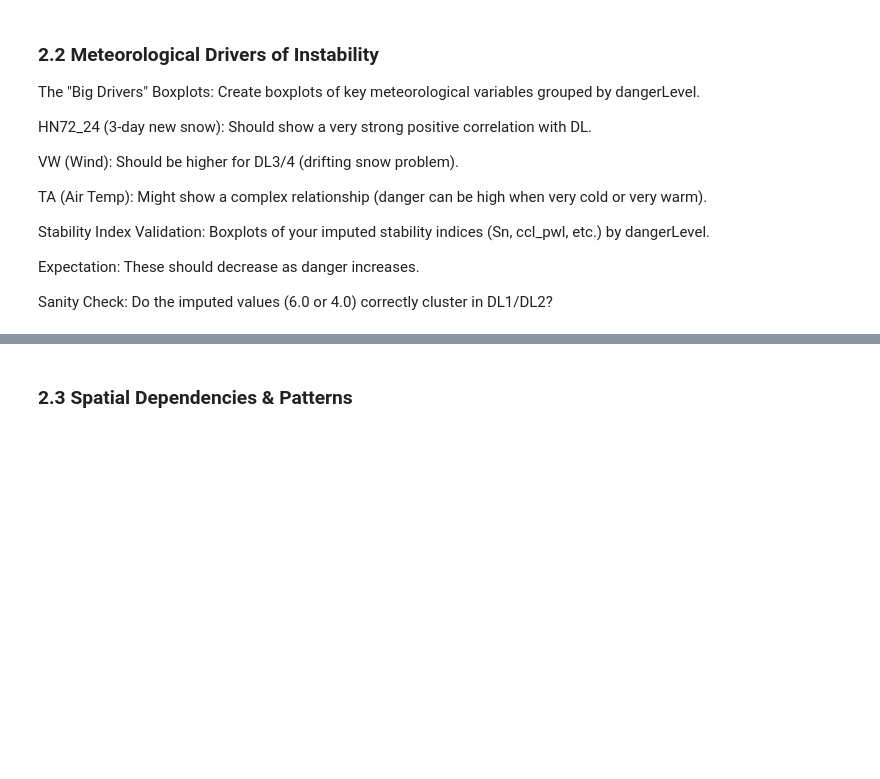
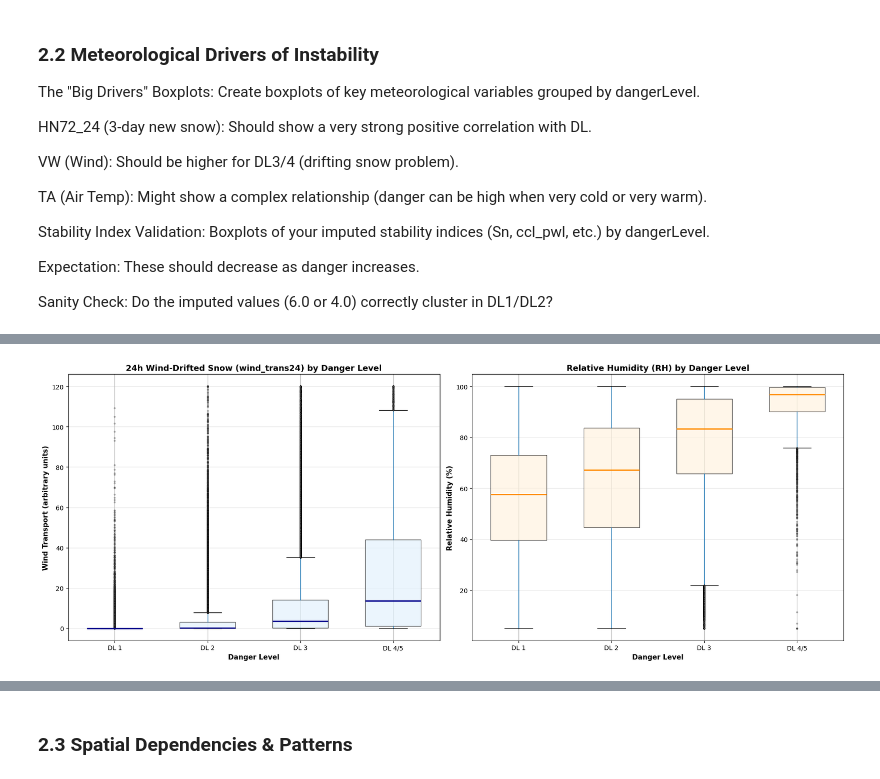
Before and after one commit to FPfenniger/AvalancheRiskProject, a Jupyter notebook: 2_EDA.ipynb, the cells around one changed output, grey strips where cells are left out. Saved outputs shown, nothing was run; the diff lists cells and outputs as text; code cells hidden in the pictures; blank space fills up the shorter version.

```diff
--- a/2_EDA.ipynb
+++ b/2_EDA.ipynb
@@ -530,0 +745,96 @@ Sanity Check: Do the imputed values (6.0 or 4.0) correctly cluster in DL1/DL2?
+# %%
+# Additional Key Meteorological Drivers (Top Features from Pérez-Guillén et al. 2022)
+fig, axes = plt.subplots(1, 2, figsize=(18, 7))
+fig.suptitle('Additional Key Meteorological Drivers (Top Predictors)',
+             fontsize=16, fontweight='bold', y=1.00)
+
+# 1. Wind-Drifted Snow (wind_trans24)
+if 'wind_trans24' in avalanche_season.columns:
+    ax1 = axes[0]
+    avalanche_season.boxplot(column='wind_trans24', by='dangerLevel', ax=ax1,
+                              patch_artist=True, widths=0.6,
+                              boxprops=dict(facecolor='#e3f2fd', alpha=0.7),
+                              medianprops=dict(color='darkblue', linewidth=2),
+                              flierprops=dict(marker='o', markerfacecolor='gray',
+                                            markersize=2, alpha=0.3))
+    ax1.set_title('24h Wind-Drifted Snow (wind_trans24) by Danger Level',
+                  fontsize=13, fontweight='bold')
+    ax1.set_xlabel('Danger Level', fontsize=11, fontweight='bold')
+    ax1.set_ylabel('Wind Transport (arbitrary units)', fontsize=11, fontweight='bold')
+    ax1.set_xticklabels(['DL 1', 'DL 2', 'DL 3', 'DL 4/5'])
+    ax1.grid(axis='y', alpha=0.3)
+    plt.suptitle('')
+else:
+    axes[0].text(0.5, 0.5, '⚠️ wind_trans24 not found in dataset',
+                 ha='center', va='center', fontsize=14, color='red')
+    axes[0].set_xticks([])
+    axes[0].set_yticks([])
+
+# 2. Relative Humidity (RH)
+if 'RH' in avalanche_season.columns:
+    ax2 = axes[1]
+    avalanche_season.boxplot(column='RH', by='dangerLevel', ax=ax2,
+                              patch_artist=True, widths=0.6,
+                              boxprops=dict(facecolor='#fff3e0', alpha=0.7),
+                              medianprops=dict(color='darkorange', linewidth=2),
+                              flierprops=dict(marker='o', markerfacecolor='gray',
+                                            markersize=2, alpha=0.3))
+    ax2.set_title('Relative Humidity (RH) by Danger Level',
+                  fontsize=13, fontweight='bold')
+    ax2.set_xlabel('Danger Level', fontsize=11, fontweight='bold')
+    ax2.set_ylabel('Relative Humidity (%)', fontsize=11, fontweight='bold')
+    ax2.set_xticklabels(['DL 1', 'DL 2', 'DL 3', 'DL 4/5'])
+    ax2.grid(axis='y', alpha=0.3)
+    plt.suptitle('')
+else:
+    axes[1].text(0.5, 0.5, '⚠️ RH not found in dataset',
+                 ha='center', va='center', fontsize=14, color='red')
+    axes[1].set_xticks([])
+    axes[1].set_yticks([])
+
+plt.tight_layout()
+plt.show()
+
+# Print summary statistics
+print("\n" + "="*80)
+print("ADDITIONAL KEY DRIVERS: Summary Statistics by Danger Level")
+print("="*80)
+print("(Top predictors identified in Pérez-Guillén et al. 2022)")
+print("="*80)
+
+available_vars = []
+if 'wind_trans24' in avalanche_season.columns:
+    available_vars.append('wind_trans24')
+if 'RH' in avalanche_season.columns:
+    available_vars.append('RH')
+
+if len(available_vars) > 0:
+    for var in available_vars:
+        print(f"\n{var}:")
+        print("-" * 80)
+        stats = avalanche_season.groupby('dangerLevel')[var].describe()[['mean', '50%', 'std']]
+        stats.index = ['DL 1', 'DL 2', 'DL 3', 'DL 4/5']
+        print(stats.to_string())
+
+    print("\n" + "="*80)
+    print("EXPECTED PATTERNS:")
+    print("="*80)
+    if 'wind_trans24' in available_vars:
+        print("✓ wind_trans24: Should INCREASE with danger level")
+        print("  → Combines wind + new snow into a 'loading' metric")
+        print("  → Top-10 predictor in RF model (Pérez-Guillén et al. 2022)")
+
+    if 'RH' in available_vars:
+        print("\n✓ RH (Relative Humidity): May show complex patterns")
+        print("  → Very LOW RH: Clear nights → surface hoar formation")
+        print("  → Very HIGH RH: Fog/rime or wet snow instability")
+        print("  → Top-ranked predictor in RF model (Pérez-Guillén et al. 2022)")
+
+    print("="*80 + "\n")
+else:
+    print("\n⚠️ Neither wind_trans24 nor RH found in the dataset.")
+    print("These are critical features identified as top predictors.")
+    print("Consider adding them in preprocessing if source data is available.")
+    print("="*80 + "\n")
+# %% [output]
+[figure, added]
```
Also changed, not shown: parts of 6 cells of this notebook, 1 other file.
